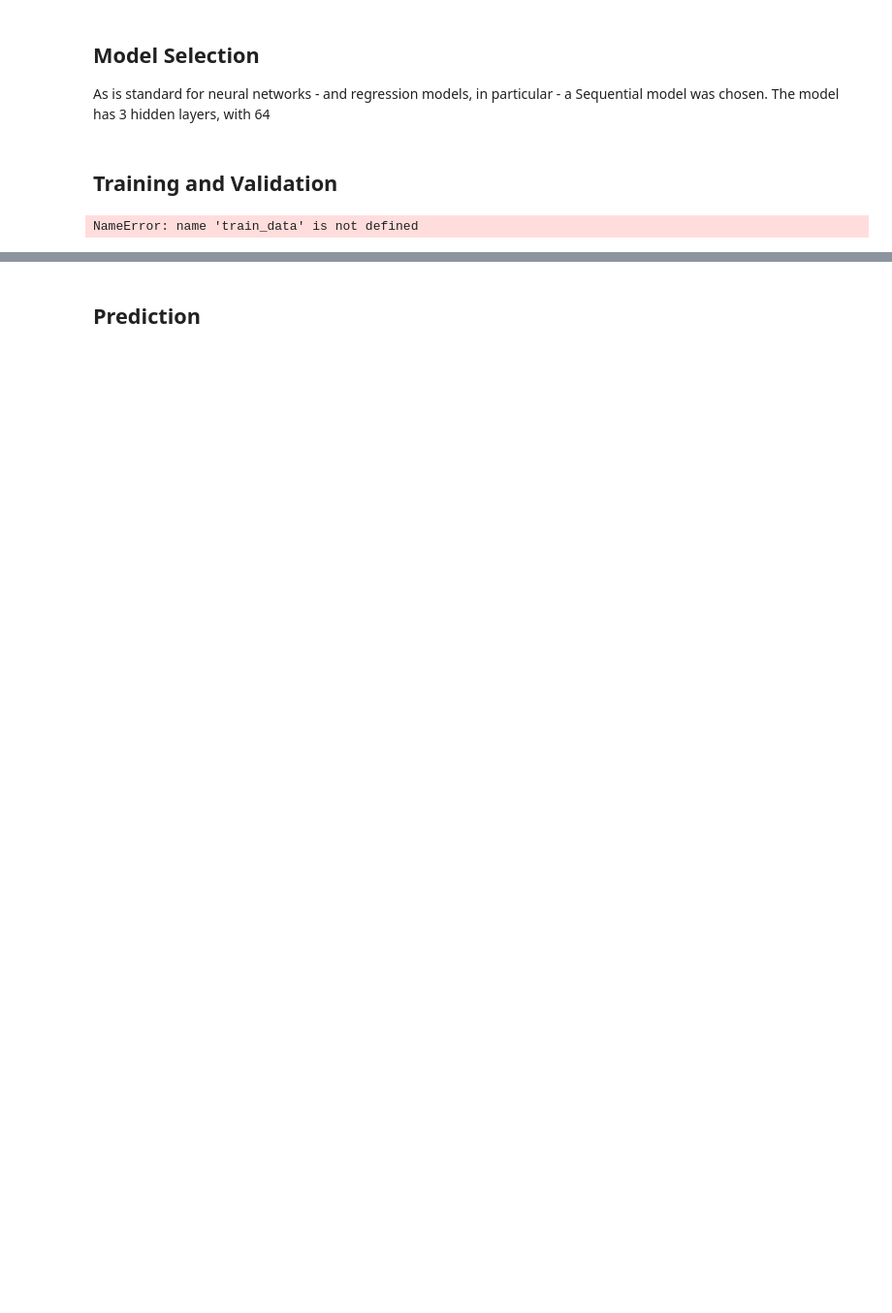
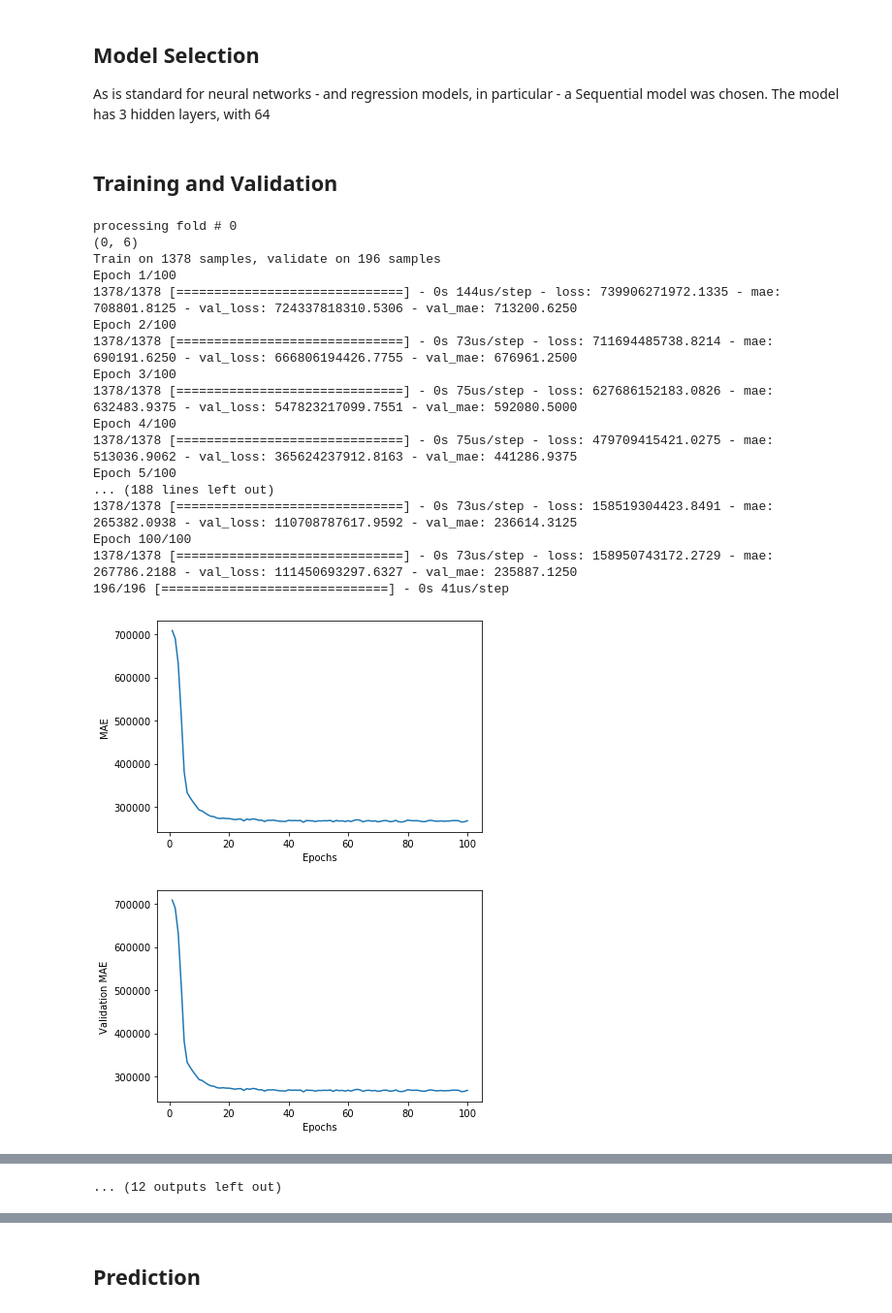
Before and after one commit to steinmatt/lmu-deeplearning, a Jupyter notebook: Project1.ipynb, the cells around one changed output, grey strips where cells are left out. Shown at 97% size. Cells and saved outputs as stored; diff of their text form; code cells hidden in the pictures; blank space fills up the shorter version.

```diff
--- a/Project1.ipynb
+++ b/Project1.ipynb
@@ -91,33 +108,62 @@ def build_model():
 # %%
 k=8
 num_val_samples = len(train_data) // k
 num_epochs = 100
 all_mae_histories = []
 
 
 for i in range(k):
     print('processing fold #', i)
     val_data = train_data[i * num_val_samples: (i + 1) * num_val_samples]
     val_targets = train_targets[i * num_val_samples: (i + 1) * num_val_samples]
 
     print(train_data[:i * num_val_samples].shape)
 
     partial_train_data = np.concatenate(
         [train_data[:i * num_val_samples],
         train_data[(i + 1) * num_val_samples:]],
         axis=0)
 
     partial_train_targets = np.concatenate(
         [train_targets[:i * num_val_samples],
         train_targets[(i + 1) * num_val_samples:]],
         axis=0)
 
     model = build_model()
     history = model.fit(partial_train_data, partial_train_targets,
                         validation_data=(val_data, val_targets),
                         epochs=num_epochs, batch_size=32, verbose=1)
     val_mse, val_mae = model.evaluate(val_data, val_targets, verbose=1)
-    #mae_history = history.history['val_mean_absolute_error']
-    #all_mae_histories.append(mae_history)
+
+    mae_history = history.history['mae']
+    plt.plot(range(1,len(mae_history)+1),mae_history)
+    plt.xlabel('Epochs')
+    plt.ylabel('MAE')
+    plt.show()
+
+    val_mae_history = history.history['val_mae']
+    plt.plot(range(1,len(mae_history)+1),mae_history)
+    plt.xlabel('Epochs')
+    plt.ylabel('Validation MAE')
+    plt.show()
+    all_mae_histories.append(val_mae_history)
 # %% [output]
-NameError: name 'train_data' is not defined
+processing fold # 0
+(0, 6)
+Train on 1378 samples, validate on 196 samples
+Epoch 1/100
+1378/1378 [==============================] - 0s 144us/step - loss: 739906271972.1335 - mae: 708801.8125 - val_loss: 724337818310.5306 - val_mae: 713200.6250
+Epoch 2/100
+1378/1378 [==============================] - 0s 73us/step - loss: 711694485738.8214 - mae: 690191.6250 - val_loss: 666806194426.7755 - val_mae: 676961.2500
+Epoch 3/100
+1378/1378 [==============================] - 0s 75us/step - loss: 627686152183.0826 - mae: 632483.9375 - val_loss: 547823217099.7551 - val_mae: 592080.5000
+Epoch 4/100
+1378/1378 [==============================] - 0s 75us/step - loss: 479709415421.0275 - mae: 513036.9062 - val_loss: 365624237912.8163 - val_mae: 441286.9375
+Epoch 5/100
+... (188 lines left out)
+1378/1378 [==============================] - 0s 73us/step - loss: 158519304423.8491 - mae: 265382.0938 - val_loss: 110708787617.9592 - val_mae: 236614.3125
+Epoch 100/100
+1378/1378 [==============================] - 0s 73us/step - loss: 158950743172.2729 - mae: 267786.2188 - val_loss: 111450693297.6327 - val_mae: 235887.1250
+196/196 [==============================] - 0s 41us/step
+[figure, added]
+[figure, added]
@@ -124,3 +227,4 @@ NameError: name 'train_data' is not defined
+... (12 outputs left out)
 # %%
 k=4
 num_val_samples = len(train_data) // k
```
Also changed, not shown: parts of 14 cells of this notebook.
